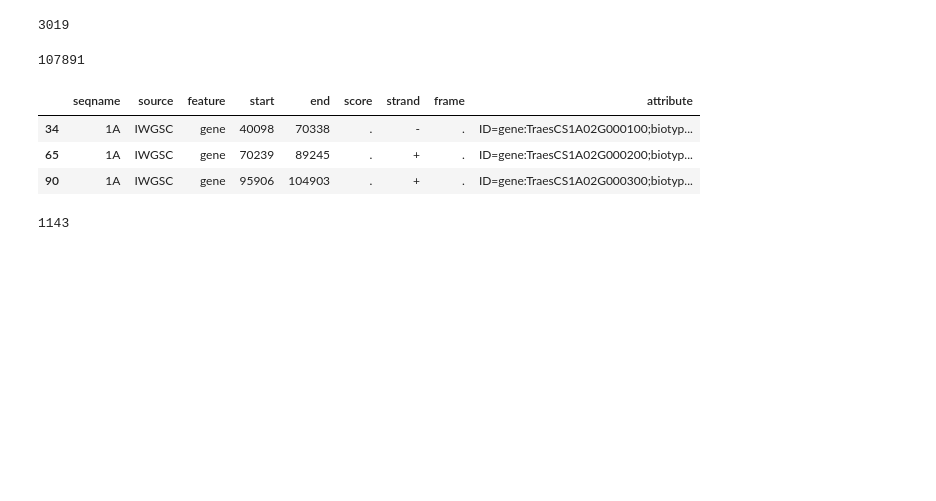
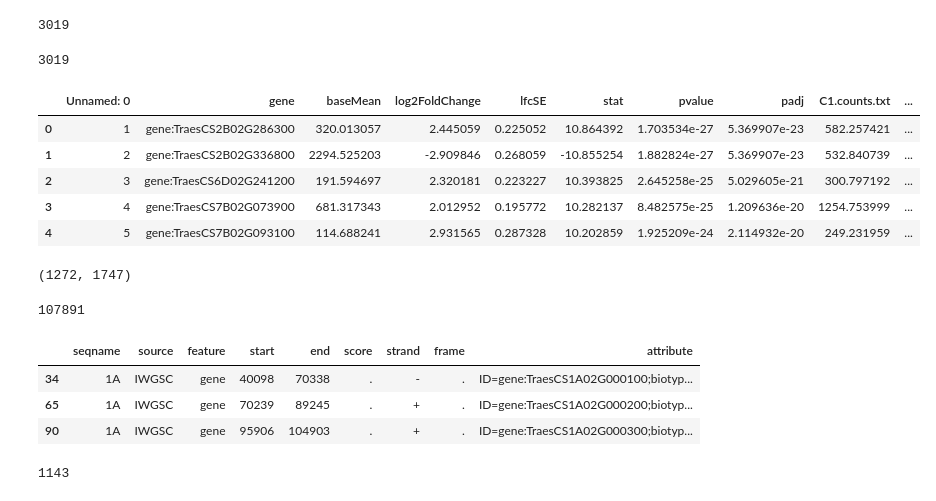
Before and after one commit to juancresc/mrcv, a Jupyter notebook: DEG_genes/2.1_extract_dna_sequences.ipynb, the cells around one changed output. Saved outputs shown, nothing was run; the diff lists cells and outputs as text; code cells hidden in the pictures; blank space fills up the shorter version.

```diff
--- a/DEG_genes/2.1_extract_dna_sequences.ipynb
+++ b/DEG_genes/2.1_extract_dna_sequences.ipynb
@@ -25,6 +25,23 @@ genes = df_list.gene.tolist()
 print(len(genes))
 # %% [output]
 3019
+# %%
+len(df_list.index)
+# %% [output]
+3019
+# %%
+df_list.head()
+# %% [output]
+|  | Unnamed: 0 | gene | baseMean | log2FoldChange | lfcSE | stat | pvalue | padj | C1.counts.txt | ... |
+| 0 | 1 | gene:TraesCS2B02G286300 | 320.013057 | 2.445059 | 0.225052 | 10.864392 | 1.703534e-27 | 5.369907e-23 | 582.257421 | ... |
+| 1 | 2 | gene:TraesCS2B02G336800 | 2294.525203 | -2.909846 | 0.268059 | -10.855254 | 1.882824e-27 | 5.369907e-23 | 532.840739 | ... |
+| 2 | 3 | gene:TraesCS6D02G241200 | 191.594697 | 2.320181 | 0.223227 | 10.393825 | 2.645258e-25 | 5.029605e-21 | 300.797192 | ... |
+| 3 | 4 | gene:TraesCS7B02G073900 | 681.317343 | 2.012952 | 0.195772 | 10.282137 | 8.482575e-25 | 1.209636e-20 | 1254.753999 | ... |
+| 4 | 5 | gene:TraesCS7B02G093100 | 114.688241 | 2.931565 | 0.287328 | 10.202859 | 1.925209e-24 | 2.114932e-20 | 249.231959 | ... |
+# %%
+len(df_list[df_list.log2FoldChange > 0].index), len(df_list[df_list.log2FoldChange < 0].index),
+# %% [output]
+(1272, 1747)
 # %%
 df_gff = pd.read_csv(file_annotation, index_col=False, sep='\t', header=None, comment='#')
 df_gff.columns = ['seqname', 'source', 'feature', 'start', 'end', 'score', 'strand', 'frame', 'attribute']
```
Also changed, not shown: 2 other files.
